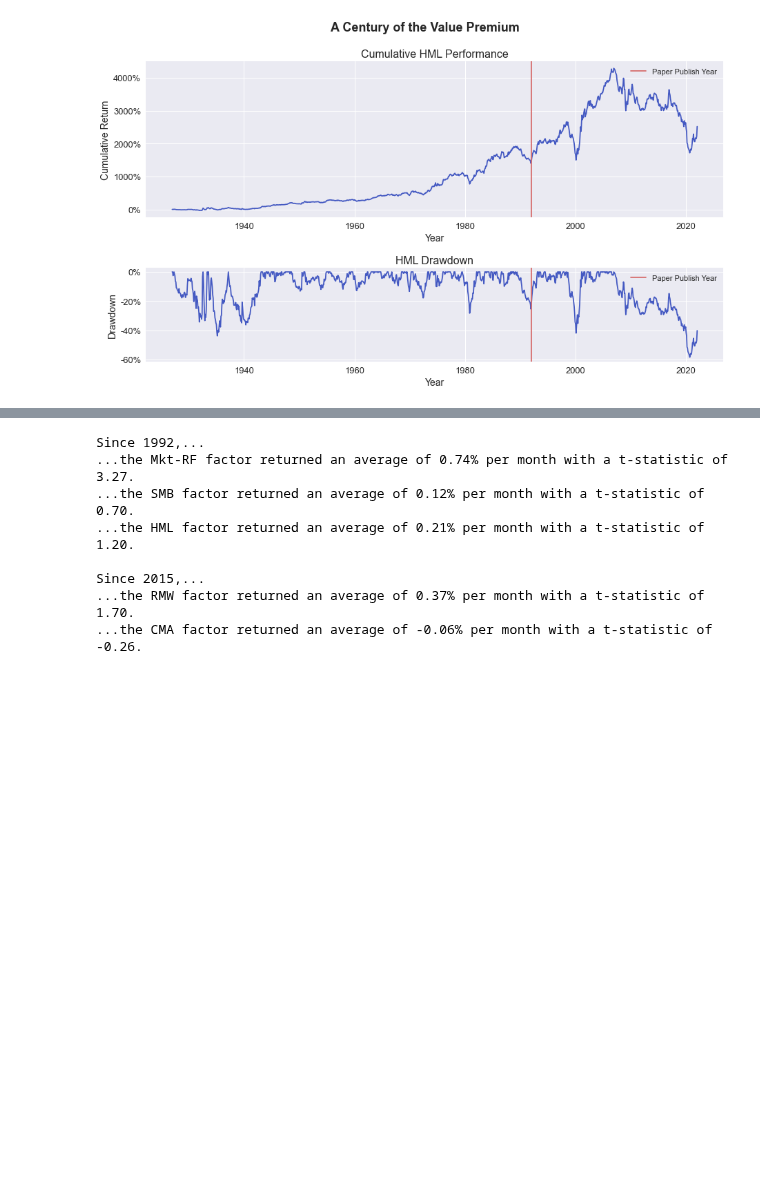
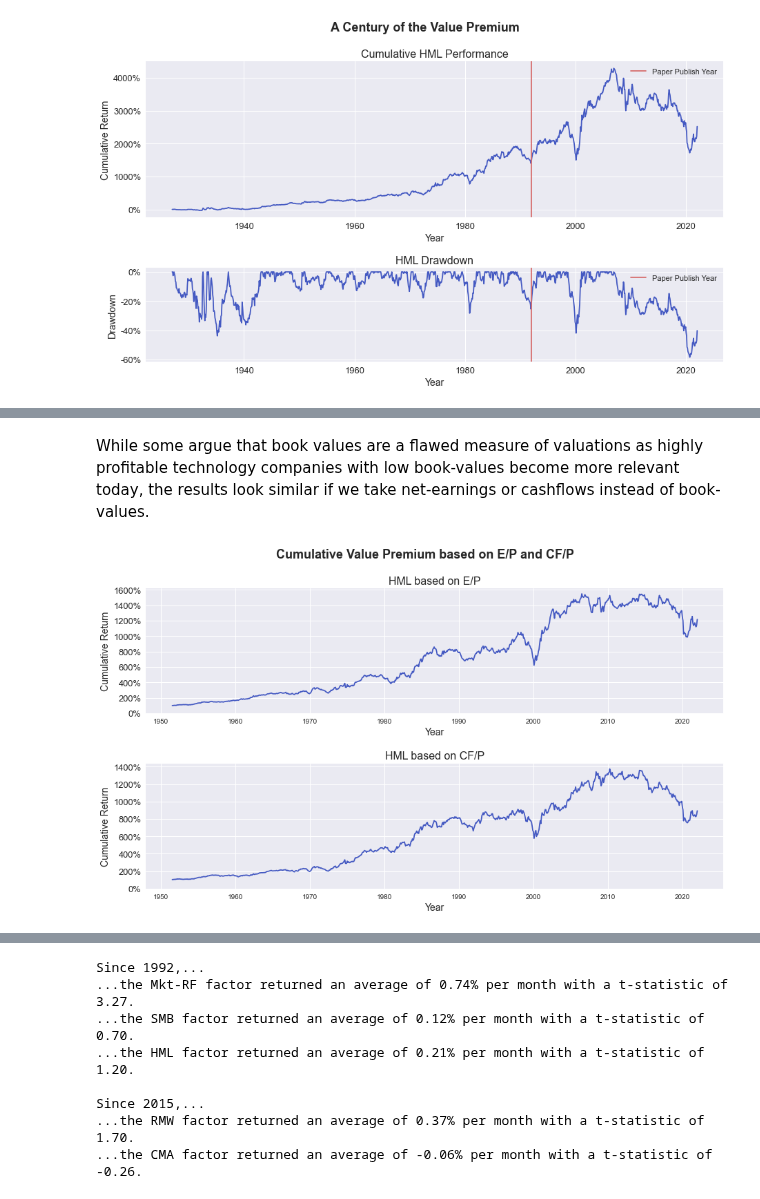
Before and after one commit to jonasniemeyer/investing-ideas, a Jupyter notebook: analyzing_the_value_premium.ipynb, the cells around one changed output, grey strips where cells are left out. Cells and saved outputs as stored; diff of their text form; code cells hidden in the pictures; blank space fills up the shorter version.

```diff
--- a/analyzing_the_value_premium.ipynb
+++ b/analyzing_the_value_premium.ipynb
@@ -143,0 +144,40 @@ fig.legend(fontsize=12, bbox_to_anchor=(0,0,0.9,0.9));
+# %% [markdown]
+While some argue that book values are a flawed measure of valuations as highly profitable technology companies with low book-values become more relevant today, the results look similar if we take net-earnings or cashflows instead of book-values.
+# %%
+df["HML E/P"] = (
+    ep_size_sorted_data["Value Weight Average Returns Monthly"]["BIG HiEP"]
+    + ep_size_sorted_data["Value Weight Average Returns Monthly"]["SMALL HiEP"]
+    - ep_size_sorted_data["Value Weight Average Returns Monthly"]["BIG LoEP"]
+    - ep_size_sorted_data["Value Weight Average Returns Monthly"]["SMALL LoEP"]
+) / 2 / 100
+df["HML E/P Cumulative"] = (1+df["HML E/P"]).cumprod()
+
+df["HML CF/P"] = (
+    cfp_size_sorted_data["Value Weight Average Returns Monthly"]["BIG HiCFP"]
+    + cfp_size_sorted_data["Value Weight Average Returns Monthly"]["SMALL HiCFP"]
+    - cfp_size_sorted_data["Value Weight Average Returns Monthly"]["BIG LoCFP"]
+    - cfp_size_sorted_data["Value Weight Average Returns Monthly"]["SMALL LoCFP"]
+) / 2 / 100
+df["HML CF/P Cumulative"] = (1+df["HML CF/P"]).cumprod()
+
+figure, axes = plt.subplots(2, figsize=(15,8))
+plt.subplots_adjust(hspace=0.4)
+figure.suptitle("Cumulative Value Premium based on E/P and CF/P", fontsize=18, fontweight="bold")
+
+axes[0].plot(df["HML E/P Cumulative"], color="#4459c2")
+axes[0].set_title("HML based on E/P", size=16)
+axes[0].set_xlabel("Year", size=14)
+axes[0].set_ylabel("Cumulative Return", size=14)
+yticks = np.linspace(0, (df["HML E/P Cumulative"]-1).max() // 2 * 2 + 2, 9)
+axes[0].set_yticks(yticks)
+axes[0].set_yticklabels([f"{tick:.0%}" for tick in yticks], size=13);
+
+axes[1].plot(df["HML CF/P Cumulative"], color="#4459c2")
+axes[1].set_title("HML based on CF/P", size=16)
+axes[1].set_xlabel("Year", size=14)
+axes[1].set_ylabel("Cumulative Return", size=14)
+yticks = np.linspace(0, (df["HML CF/P Cumulative"]-1).max() // 2 * 2 + 2, 8)
+axes[1].set_yticks(yticks)
+axes[1].set_yticklabels([f"{tick:.0%}" for tick in yticks], size=13);
+# %% [output]
+[figure, added]
```
Also changed, not shown: parts of 12 cells of this notebook.
